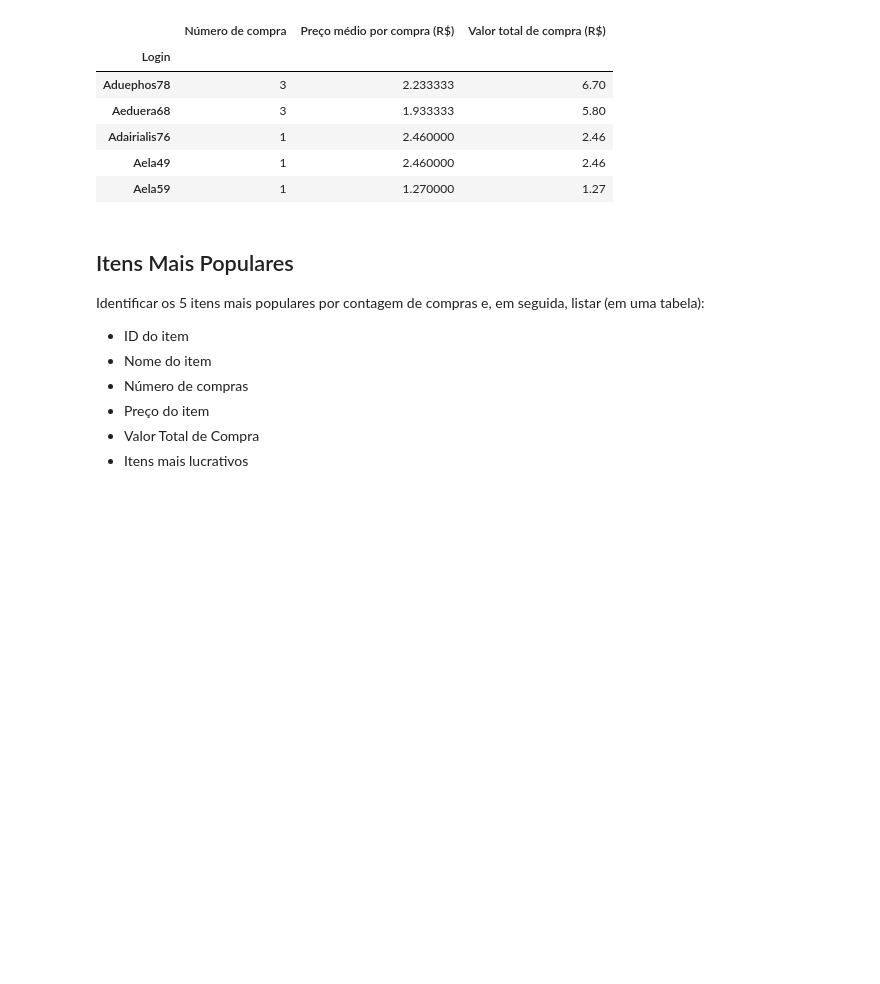
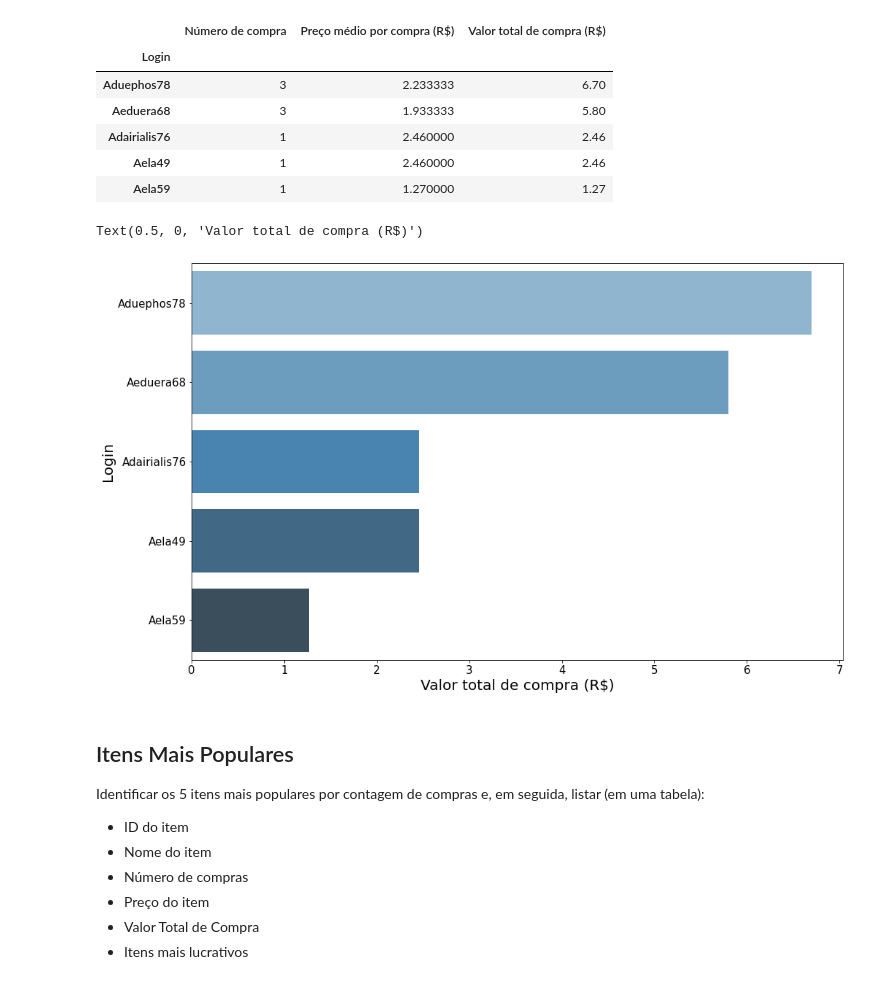
Before and after one commit to taticorrea/dataanalytics, a Jupyter notebook: Projeto1 - Análise do comportamento de compra dos consumidores.ipynb, the cells around one changed output. Drawn from its saved outputs; the diff is of its cells as text; code cells hidden in the pictures; blank space fills up the shorter version.

```diff
--- a/Projeto1 - Análise do comportamento de compra dos consumidores.ipynb
+++ b/Projeto1 - Análise do comportamento de compra dos consumidores.ipynb
@@ -203,7 +271,8 @@ resultado = pd.DataFrame({'Número de compra':numero_compra,
                           'Preço médio por compra (R$)':preco_medio,
                           'Valor total de compra (R$)':valor_total})
 
-resultado.head(5).sort_values('Valor total de compra (R$)', ascending = False)
+resultado = resultado.head(5).sort_values('Valor total de compra (R$)', ascending = False)
+resultado
 # %% [output]
 |  | Número de compra | Preço médio por compra (R$) | Valor total de compra (R$) |
 | Login |  |  |  |
@@ -212,6 +281,15 @@ resultado.head(5).sort_values('Valor total de compra (R$)', ascending = False)
 | Adairialis76 | 1 | 2.460000 | 2.46 |
 | Aela49 | 1 | 2.460000 | 2.46 |
 | Aela59 | 1 | 1.270000 | 1.27 |
+# %%
+plt.figure(figsize=(16,10))
+sns.barplot(y = resultado.index, x = resultado['Valor total de compra (R$)'], orient = 'h', palette = 'Blues_d')
+plt.tick_params(axis = 'both', labelsize = 15)
+plt.ylabel('Login',fontsize=20)
+plt.xlabel('Valor total de compra (R$)',fontsize=20)
+# %% [output]
+Text(0.5, 0, 'Valor total de compra (R$)')
+[figure, added]
 # %% [markdown]
 ## Itens Mais Populares
 Identificar os 5 itens mais populares por contagem de compras e, em seguida, listar (em uma tabela):
```
Also changed, not shown: parts of 13 cells of this notebook.
